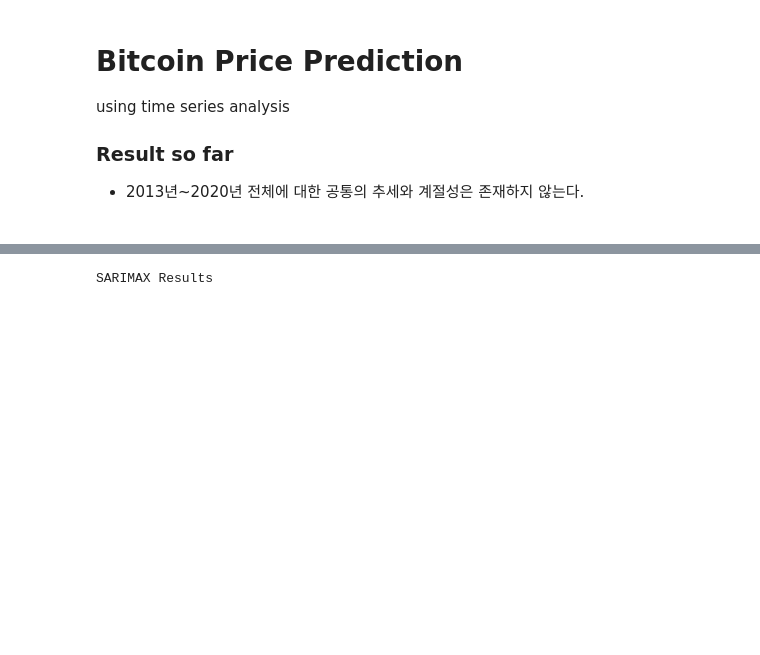
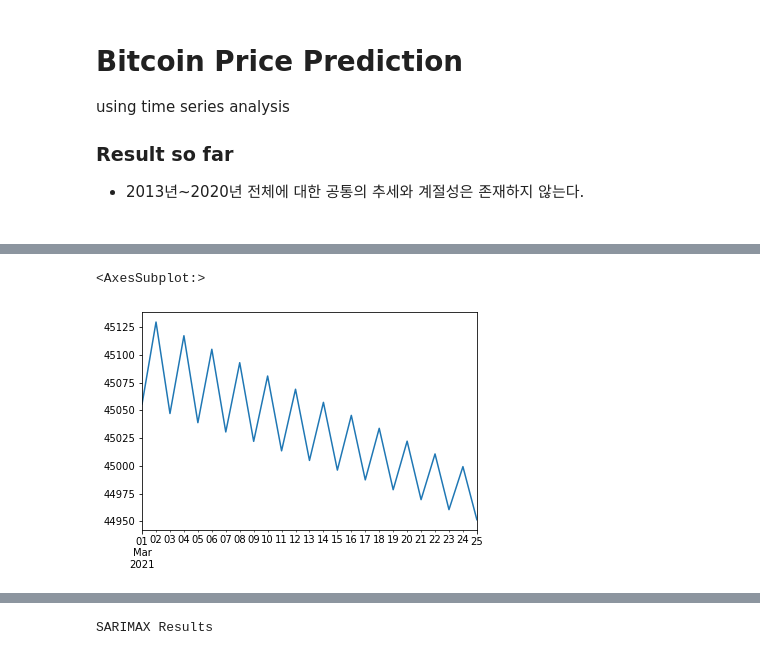
Before and after one commit to choigww/projects, a Jupyter notebook: bitcoin-price-prediction/05-ARIMA-implementation-22.ipynb, the cells around one changed output, grey strips where cells are left out. Cells and saved outputs as stored; diff of their text form; code cells hidden in the pictures; blank space fills up the shorter version.

```diff
--- a/bitcoin-price-prediction/05-ARIMA-implementation-22.ipynb
+++ b/bitcoin-price-prediction/05-ARIMA-implementation-22.ipynb
@@ -64,3 +67,8 @@ results.forecast(steps=3)
 Freq: D, Name: predicted_mean, dtype: float64
+# %%
+results.forecast(steps=25).plot()
+# %% [output]
+<AxesSubplot:>
+[figure, added]
 # %%
 #df['close'].plot()
```
Also changed, not shown: parts of 5 cells of this notebook, 2 other files.
